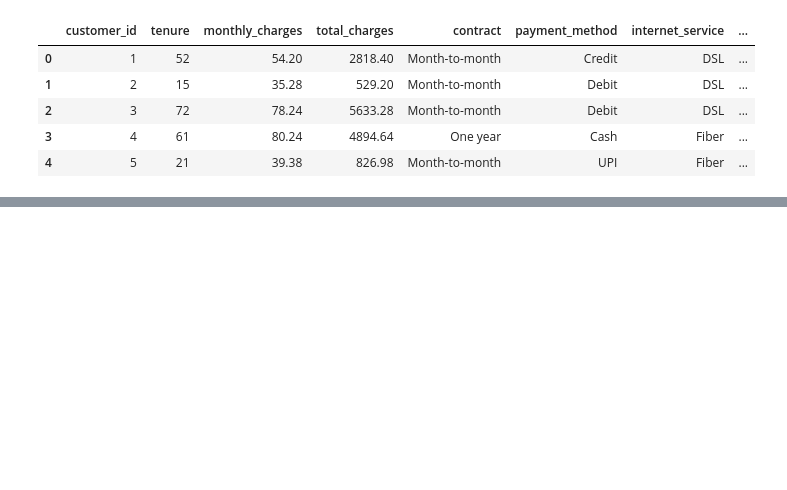
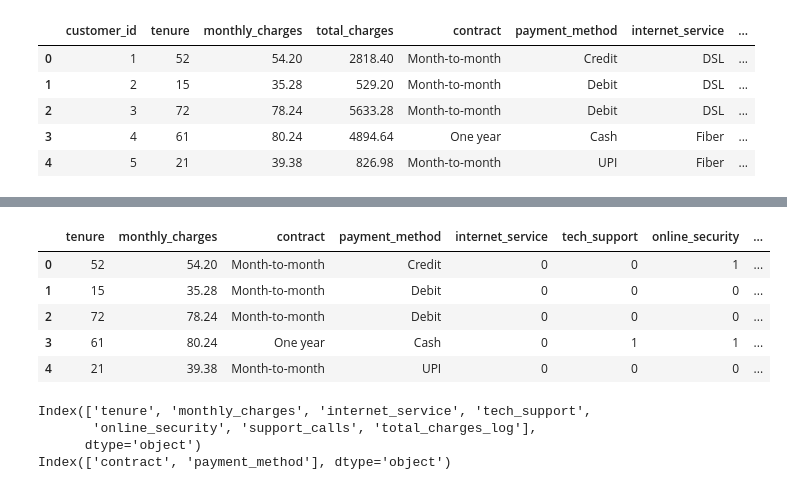
Before and after one commit to sonjoy1s/kaggle_project, a Jupyter notebook: Customer_Churn_Dataset.ipynb, the cells around one changed output, grey strips where cells are left out. Drawn from its saved outputs; the diff is of its cells as text; code cells hidden in the pictures; blank space fills up the shorter version.

```diff
--- a/Customer_Churn_Dataset.ipynb
+++ b/Customer_Churn_Dataset.ipynb
@@ -15,0 +166,11 @@ df.head()
+# %%
+df_log.drop(columns=['total_charges'],inplace=True)
+# %%
+df_log.head()
+# %% [output]
+|  | tenure | monthly_charges | contract | payment_method | internet_service | tech_support | online_security | ... |
+| 0 | 52 | 54.20 | Month-to-month | Credit | 0 | 0 | 1 | ... |
+| 1 | 15 | 35.28 | Month-to-month | Debit | 0 | 0 | 0 | ... |
+| 2 | 72 | 78.24 | Month-to-month | Debit | 0 | 0 | 0 | ... |
+| 3 | 61 | 80.24 | One year | Cash | 0 | 1 | 1 | ... |
+| 4 | 21 | 39.38 | Month-to-month | UPI | 0 | 0 | 0 | ... |
@@ -15,0 +180,11 @@ df.head()
+# %%
+numerical_col = X.select_dtypes(include=[np.number]).columns
+print(numerical_col)
+
+categorical_col = X.select_dtypes(exclude=[np.number]).columns
+print(categorical_col)
+# %% [output]
+Index(['tenure', 'monthly_charges', 'internet_service', 'tech_support',
+       'online_security', 'support_calls', 'total_charges_log'],
+      dtype='object')
+Index(['contract', 'payment_method'], dtype='object')
```
Also changed, not shown: parts of 25 cells of this notebook.
